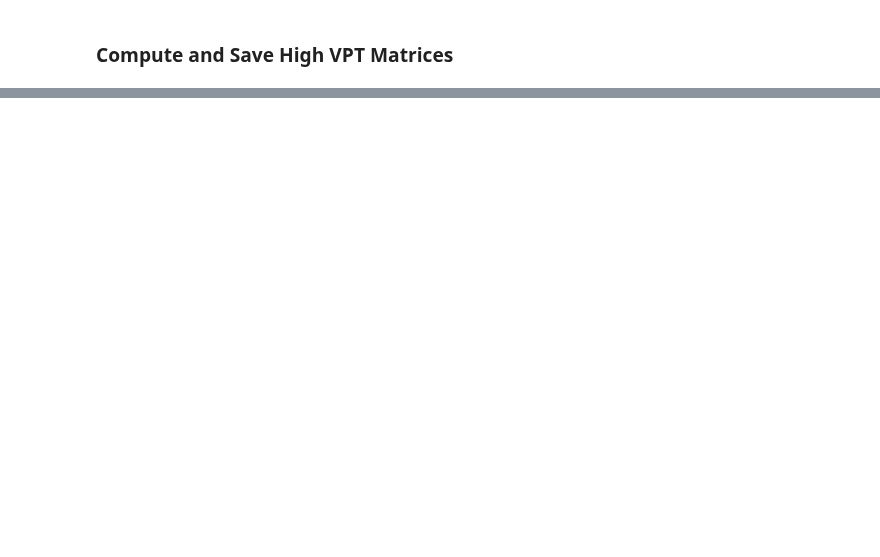
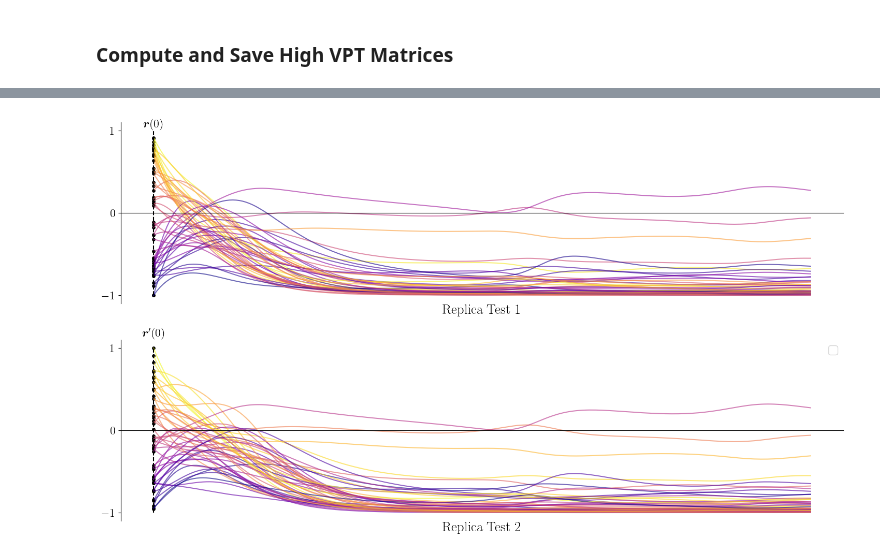
Before and after one commit to seyfdall/Thinned_Rescomp, a Jupyter notebook: paper_plots/paper_plots.ipynb, the cells around one changed output, grey strips where cells are left out. Cells and saved outputs as stored; diff of their text form; code cells hidden in the pictures; blank space fills up the shorter version.

```diff
--- a/paper_plots/paper_plots.ipynb
+++ b/paper_plots/paper_plots.ipynb
@@ -300,0 +321,66 @@ plt.show()
+# %%
+# Plot them on the same axis same colors to the states that come together
+fig, axes = plt.subplots(2, 1, figsize=(18,10))
+
+ax1 = axes[0]
+
+initial_vals = replica_states_1[0]
+order = np.argsort(initial_vals)
+ranks = np.empty(len(order), dtype=float)
+ranks[order] = np.linspace(0, 1, len(initial_vals))
+
+for r, c in zip(replica_states_1.T, ranks):
+    ax1.plot(t_train, r, color=cmap(c), alpha=0.6)
+
+ax1.vlines(x=0, ymin=-1, ymax=1, color="black", linestyles="--")
+ax1.scatter(np.zeros(n), replica_states_1[0], c="black", s=15)
+ax1.annotate(
+    r"$\bm{r}(0)$",
+    xy=(0, plt.gca().get_ylim()[1]), # Top of the current y-limit
+    xytext=(0, 0),
+    textcoords="offset points",
+    ha='center',
+    va='bottom'
+)
+
+ax1.set_yticks([-1,0,1])
+ax1.set_xticks([])
+
+ax1.spines['bottom'].set_position(('data', 0))
+ax1.spines['top'].set_visible(False)
+ax1.spines['right'].set_visible(False)
+ax1.set_title(r"Replica Test 1", y=-0.08)
+
+ax2 = axes[1]
+
+initial_vals = replica_states_2[0]
+order = np.argsort(initial_vals)
+ranks = np.empty(len(order), dtype=float)
+ranks[order] = np.linspace(0, 1, len(initial_vals))
+
+for r, c in zip(replica_states_2.T, ranks):
+    ax2.plot(t_train, r, color=cmap(c), alpha=0.6)
+
+ax2.vlines(x=0, ymin=-1, ymax=1, color="black", linestyles="--")
+ax2.scatter(np.zeros(n), replica_states_2[0], c="black", s=15)
+ax2.annotate(
+    r"$\bm{r}'(0)$",
+    xy=(0, plt.gca().get_ylim()[1]), # Top of the current y-limit
+    xytext=(0, 0),
+    textcoords="offset points",
+    ha='center',
+    va='bottom'
+)
+
+ax2.set_yticks([-1,0,1])
+ax2.set_xticks([])
+
+ax2.spines['bottom'].set_position(('data', 0))
+ax2.spines['top'].set_visible(False)
+ax2.spines['right'].set_visible(False)
+ax2.set_title(r"Replica Test 2", y=-0.08)
+
+plt.legend()
+plt.show()
+# %% [output]
+[figure, added]
```
Also changed, not shown: parts of 8 cells of this notebook, 13 other files.
